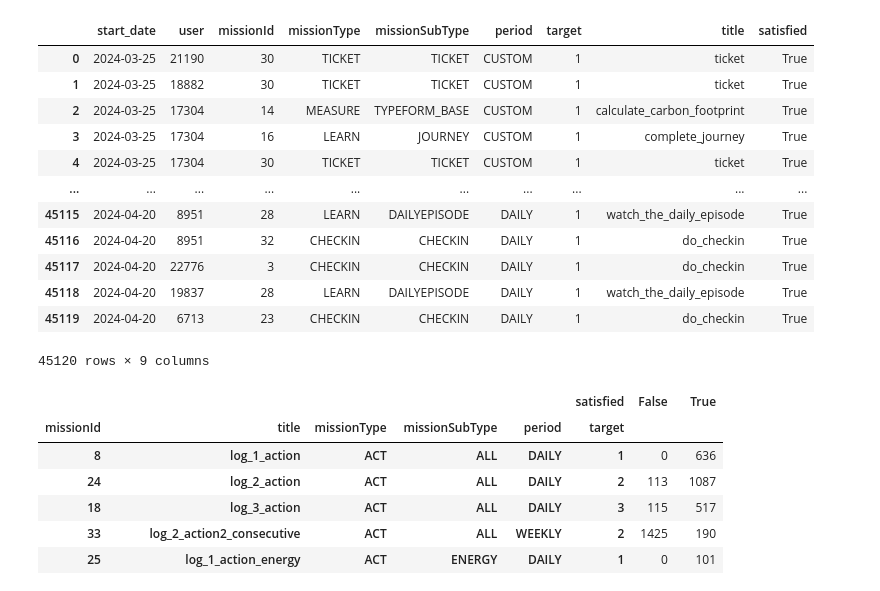
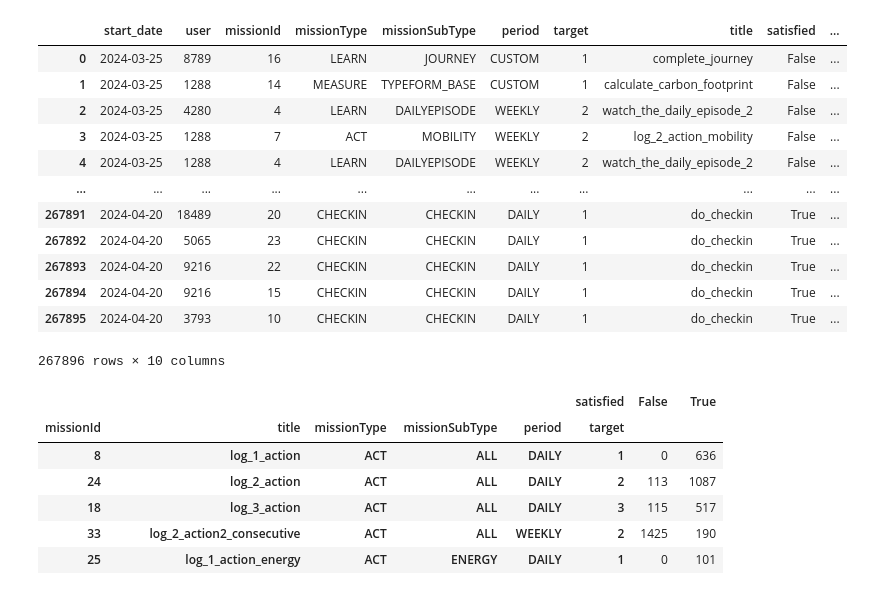
Before and after one commit to rik1599/playngo_challenge_generator, a Jupyter notebook: notebooks/EarthDay_LR.ipynb, the cells around one changed output. Drawn from its saved outputs; the diff is of its cells as text; code cells hidden in the pictures.

Commit message:
Refactor EarthDay_LR.ipynb: Update mission data columns and format

```diff
--- a/notebooks/EarthDay_LR.ipynb
+++ b/notebooks/EarthDay_LR.ipynb
@@ -7,35 +7,34 @@ with zipfile.ZipFile('./../data/earth_day_missions.csv.zip', 'r') as myzip:
 # %%
 import pandas as pd
 import numpy as np
 
 df = pd.read_csv('./../data/earth_day_missions.csv', index_col=0, low_memory=False)
-df = df[~df['ignored']]
-df = df[['start_date', 'user', 'missionId', 'missionType', 'missionSubType', 'period', 'target', 'title', 'satisfied']]
+df = df[['start_date', 'user', 'missionId', 'missionType', 'missionSubType', 'period', 'target', 'title', 'satisfied', 'ignored']]
 
 df['start_date'] = pd.to_datetime(df['start_date'])
 df['user'] = df['user'].astype('category').cat.codes
 df['missionId'] = df['missionId'].astype('category').cat.codes
 df['missionType'] = df['missionType'].astype('category')
 df['missionSubType'] = df['missionSubType'].astype('category')
 df['period'] = df['period'].astype('category')
 
 df = df.sort_values(by=['start_date'], ignore_index=True)
 
 df
 # %% [output]
-|  | start_date | user | missionId | missionType | missionSubType | period | target | title | satisfied |
-| 0 | 2024-03-25 | 21190 | 30 | TICKET | TICKET | CUSTOM | 1 | ticket | True |
-| 1 | 2024-03-25 | 18882 | 30 | TICKET | TICKET | CUSTOM | 1 | ticket | True |
-| 2 | 2024-03-25 | 17304 | 14 | MEASURE | TYPEFORM_BASE | CUSTOM | 1 | calculate_carbon_footprint | True |
-| 3 | 2024-03-25 | 17304 | 16 | LEARN | JOURNEY | CUSTOM | 1 | complete_journey | True |
-| 4 | 2024-03-25 | 17304 | 30 | TICKET | TICKET | CUSTOM | 1 | ticket | True |
-| ... | ... | ... | ... | ... | ... | ... | ... | ... | ... |
-| 45115 | 2024-04-20 | 8951 | 28 | LEARN | DAILYEPISODE | DAILY | 1 | watch_the_daily_episode | True |
-| 45116 | 2024-04-20 | 8951 | 32 | CHECKIN | CHECKIN | DAILY | 1 | do_checkin | True |
-| 45117 | 2024-04-20 | 22776 | 3 | CHECKIN | CHECKIN | DAILY | 1 | do_checkin | True |
-| 45118 | 2024-04-20 | 19837 | 28 | LEARN | DAILYEPISODE | DAILY | 1 | watch_the_daily_episode | True |
-| 45119 | 2024-04-20 | 6713 | 23 | CHECKIN | CHECKIN | DAILY | 1 | do_checkin | True |
+|  | start_date | user | missionId | missionType | missionSubType | period | target | title | satisfied | ... |
+| 0 | 2024-03-25 | 8789 | 16 | LEARN | JOURNEY | CUSTOM | 1 | complete_journey | False | ... |
+| 1 | 2024-03-25 | 1288 | 14 | MEASURE | TYPEFORM_BASE | CUSTOM | 1 | calculate_carbon_footprint | False | ... |
+| 2 | 2024-03-25 | 4280 | 4 | LEARN | DAILYEPISODE | WEEKLY | 2 | watch_the_daily_episode_2 | False | ... |
+| 3 | 2024-03-25 | 1288 | 7 | ACT | MOBILITY | WEEKLY | 2 | log_2_action_mobility | False | ... |
+| 4 | 2024-03-25 | 1288 | 4 | LEARN | DAILYEPISODE | WEEKLY | 2 | watch_the_daily_episode_2 | False | ... |
+| ... | ... | ... | ... | ... | ... | ... | ... | ... | ... | ... |
+| 267891 | 2024-04-20 | 18489 | 20 | CHECKIN | CHECKIN | DAILY | 1 | do_checkin | True | ... |
+| 267892 | 2024-04-20 | 5065 | 23 | CHECKIN | CHECKIN | DAILY | 1 | do_checkin | True | ... |
+| 267893 | 2024-04-20 | 9216 | 22 | CHECKIN | CHECKIN | DAILY | 1 | do_checkin | True | ... |
+| 267894 | 2024-04-20 | 9216 | 15 | CHECKIN | CHECKIN | DAILY | 1 | do_checkin | True | ... |
+| 267895 | 2024-04-20 | 3793 | 10 | CHECKIN | CHECKIN | DAILY | 1 | do_checkin | True | ... |
-45120 rows × 9 columns
+267896 rows × 10 columns
 # %%
 summary = df.groupby(['missionId', 'title', 'missionType', 'missionSubType', 'period', 'target', 'satisfied'], observed=True).size().unstack(fill_value=0)
 summary.sort_index(level=[2, 3, 4, 5], inplace=True)
```
